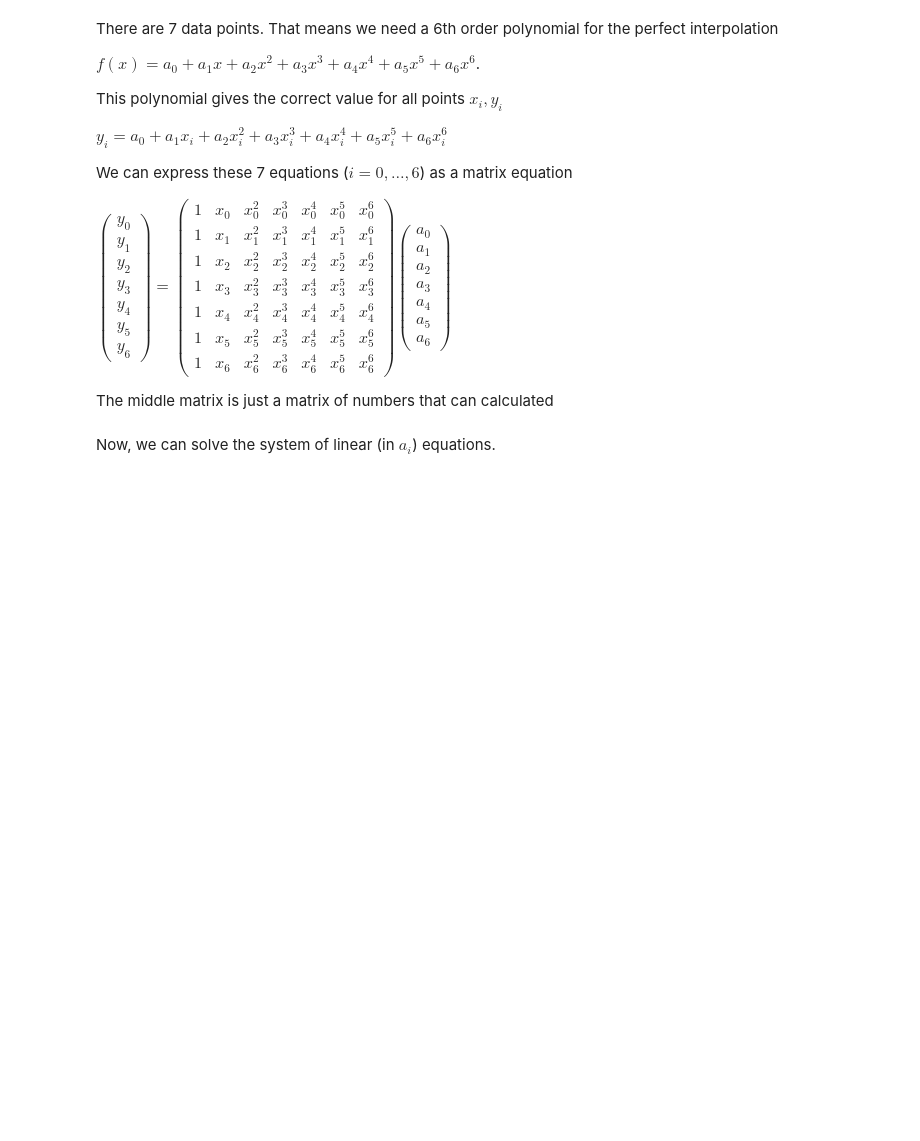
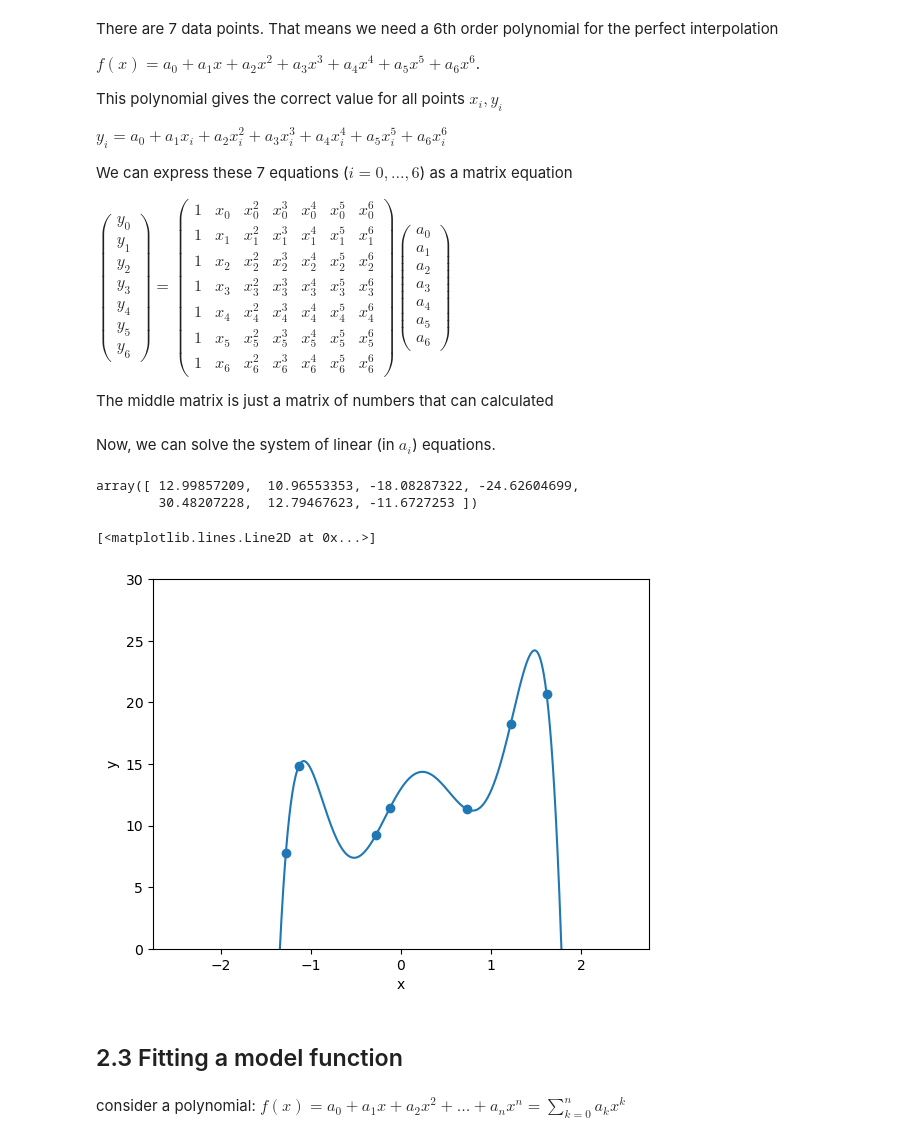
Before and after one commit to A-Hashemiann/Computational-Science, a Jupyter notebook: Computational-Physics/Taylor_Series.ipynb, the cells around one changed output. Saved outputs shown, nothing was run; the diff lists cells and outputs as text; code cells hidden in the pictures; blank space fills up the shorter version.

Commit message:
Fitting_Func

```diff
--- a/Computational-Physics/Taylor_Series.ipynb
+++ b/Computational-Physics/Taylor_Series.ipynb
@@ -361,3 +361,26 @@ x = np.transpose(
 y = datapoly[1,:]
 # %% [markdown]
 Now, we can solve the system of linear (in \\(a_i\\)) equations.
+# %%
+a = np.linalg.solve(x, y)
+# %%
+a
+# %% [output]
+array([ 12.99857209,  10.96553353, -18.08287322, -24.62604699,
+        30.48207228,  12.79467623, -11.6727253 ])
+# %%
+plt.xlabel('x')
+plt.ylabel('y')
+plt.ylim([0,30])
+
+x_list = np.linspace(-2.5,2.5,901)
+y_list = a[0]*x_list**0 + a[1]*x_list**1 + a[2]*x_list**2 + a[3]*x_list**3 + a[4]*x_list**4 + a[5]*x_list**5 + a[6]*x_list**6
+plt.scatter(datapoly[0], datapoly[1])
+plt.plot(x_list, y_list)
+# %% [output]
+[<matplotlib.lines.Line2D at 0x...>]
+[figure, added]
+# %% [markdown]
+## 2.3 Fitting a model function
+# %% [markdown]
+ consider a polynomial: \\( f(x) = a_0 + a_1 x + a_2 x^2 + \dots + a_n x^n = \sum_{k=0}^n a_k x^k\\)
```
